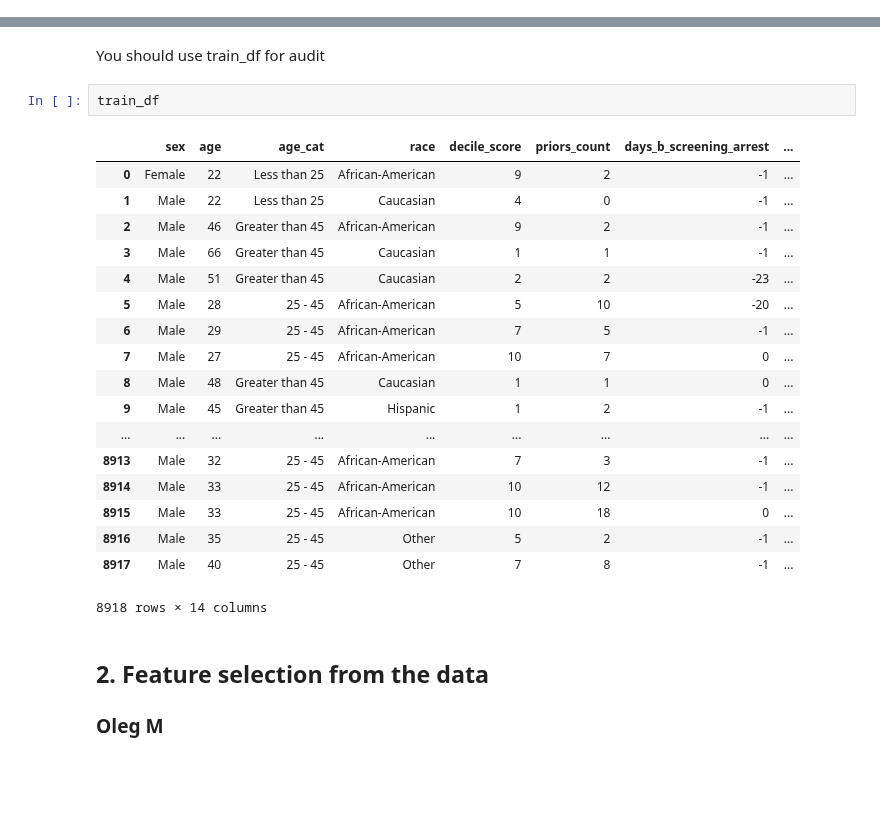
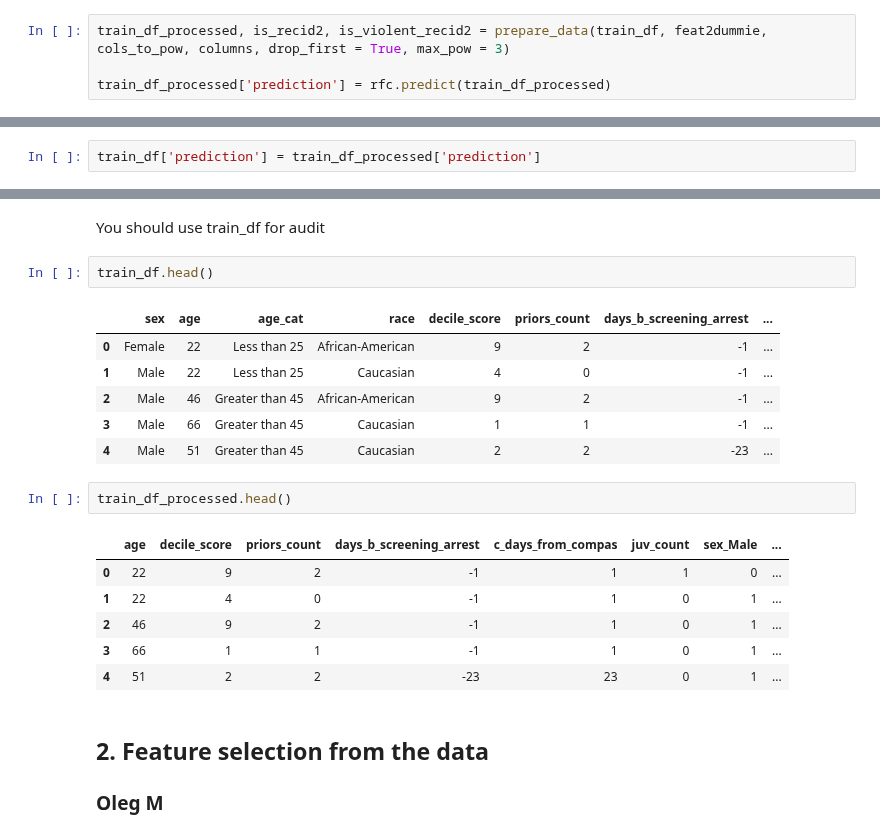
Before and after one commit to SanGreel/noble-model-audit, a Jupyter notebook: 3_recidivism_prediction_model_audit.ipynb, the cells around one changed output, grey strips where cells are left out. Saved outputs shown, nothing was run; the diff lists cells and outputs as text; blank space fills up the shorter version.

Commit message:
added processed data to audit pipeline

```diff
--- a/3_recidivism_prediction_model_audit.ipynb
+++ b/3_recidivism_prediction_model_audit.ipynb
@@ -115,0 +114,4 @@ pred_result = rfc.predict(df)
+# %%
+train_df_processed, is_recid2, is_violent_recid2 = prepare_data(train_df, feat2dummie, cols_to_pow, columns, drop_first = True, max_pow = 3)
+
+train_df_processed['prediction'] = rfc.predict(train_df_processed)
@@ -116,3 +132,5 @@ pred_result = rfc.predict(df)
+# %%
+train_df['prediction'] = train_df_processed['prediction']
 # %% [markdown]
 ## 1. Bias detection in the data
 
@@ -120,26 +138,23 @@ pred_result = rfc.predict(df)
 # %% [markdown]
 You should use train_df for audit
 # %%
-train_df
+train_df.head()
 # %% [output]
 |  | sex | age | age_cat | race | decile_score | priors_count | days_b_screening_arrest | ... |
 | 0 | Female | 22 | Less than 25 | African-American | 9 | 2 | -1 | ... |
 | 1 | Male | 22 | Less than 25 | Caucasian | 4 | 0 | -1 | ... |
 | 2 | Male | 46 | Greater than 45 | African-American | 9 | 2 | -1 | ... |
 | 3 | Male | 66 | Greater than 45 | Caucasian | 1 | 1 | -1 | ... |
 | 4 | Male | 51 | Greater than 45 | Caucasian | 2 | 2 | -23 | ... |
-| 5 | Male | 28 | 25 - 45 | African-American | 5 | 10 | -20 | ... |
-| 6 | Male | 29 | 25 - 45 | African-American | 7 | 5 | -1 | ... |
-| 7 | Male | 27 | 25 - 45 | African-American | 10 | 7 | 0 | ... |
-| 8 | Male | 48 | Greater than 45 | Caucasian | 1 | 1 | 0 | ... |
-| 9 | Male | 45 | Greater than 45 | Hispanic | 1 | 2 | -1 | ... |
-| ... | ... | ... | ... | ... | ... | ... | ... | ... |
-| 8913 | Male | 32 | 25 - 45 | African-American | 7 | 3 | -1 | ... |
-| 8914 | Male | 33 | 25 - 45 | African-American | 10 | 12 | -1 | ... |
-| 8915 | Male | 33 | 25 - 45 | African-American | 10 | 18 | 0 | ... |
-| 8916 | Male | 35 | 25 - 45 | Other | 5 | 2 | -1 | ... |
-| 8917 | Male | 40 | 25 - 45 | Other | 7 | 8 | -1 | ... |
-8918 rows × 14 columns
+# %%
+train_df_processed.head()
+# %% [output]
+|  | age | decile_score | priors_count | days_b_screening_arrest | c_days_from_compas | juv_count | sex_Male | ... |
+| 0 | 22 | 9 | 2 | -1 | 1 | 1 | 0 | ... |
+| 1 | 22 | 4 | 0 | -1 | 1 | 0 | 1 | ... |
+| 2 | 46 | 9 | 2 | -1 | 1 | 0 | 1 | ... |
+| 3 | 66 | 1 | 1 | -1 | 1 | 0 | 1 | ... |
+| 4 | 51 | 2 | 2 | -23 | 23 | 0 | 1 | ... |
 # %% [markdown]
 ## 2. Feature selection from the data
 
```
Also changed, not shown: parts of 6 cells of this notebook, 1 other file.
